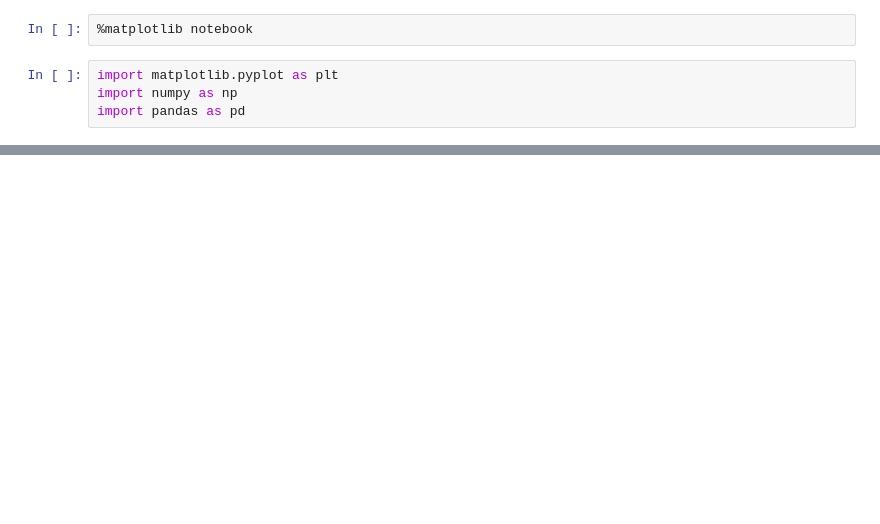
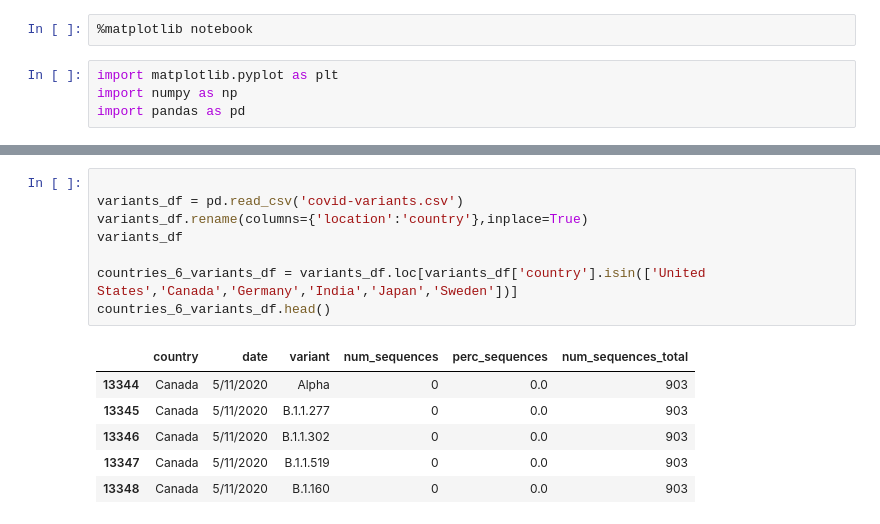
Before and after one commit to ranusuri/Team-A-Project-1, a Jupyter notebook: radhika_a/Covid_data_Radhika.ipynb, the cells around one changed output, grey strips where cells are left out. Cells and saved outputs as stored; diff of their text form; blank space fills up the shorter version.

```diff
--- a/radhika_a/Covid_data_Radhika.ipynb
+++ b/radhika_a/Covid_data_Radhika.ipynb
@@ -54,0 +7,15 @@ count_chart = df_group_countries.plot(kind='bar')
+# %%
+
+variants_df = pd.read_csv('covid-variants.csv')
+variants_df.rename(columns={'location':'country'},inplace=True)
+variants_df
+
+countries_6_variants_df = variants_df.loc[variants_df['country'].isin(['United States','Canada','Germany','India','Japan','Sweden'])]
+countries_6_variants_df.head()
+# %% [output]
+|  | country | date | variant | num_sequences | perc_sequences | num_sequences_total |
+| 13344 | Canada | 5/11/2020 | Alpha | 0 | 0.0 | 903 |
+| 13345 | Canada | 5/11/2020 | B.1.1.277 | 0 | 0.0 | 903 |
+| 13346 | Canada | 5/11/2020 | B.1.1.302 | 0 | 0.0 | 903 |
+| 13347 | Canada | 5/11/2020 | B.1.1.519 | 0 | 0.0 | 903 |
+| 13348 | Canada | 5/11/2020 | B.1.160 | 0 | 0.0 | 903 |
```
Also changed, not shown: parts of 6 cells of this notebook, 4 other files.
